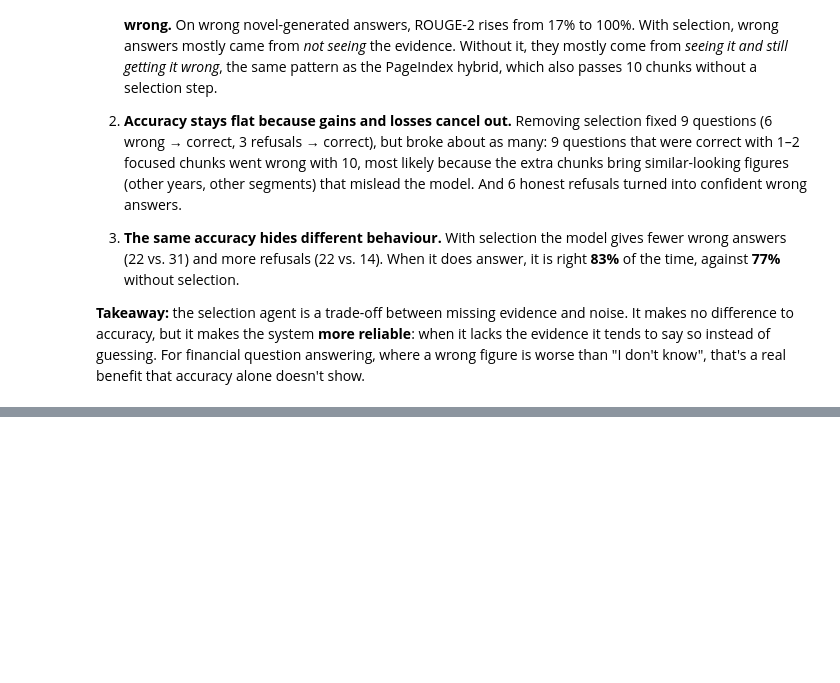
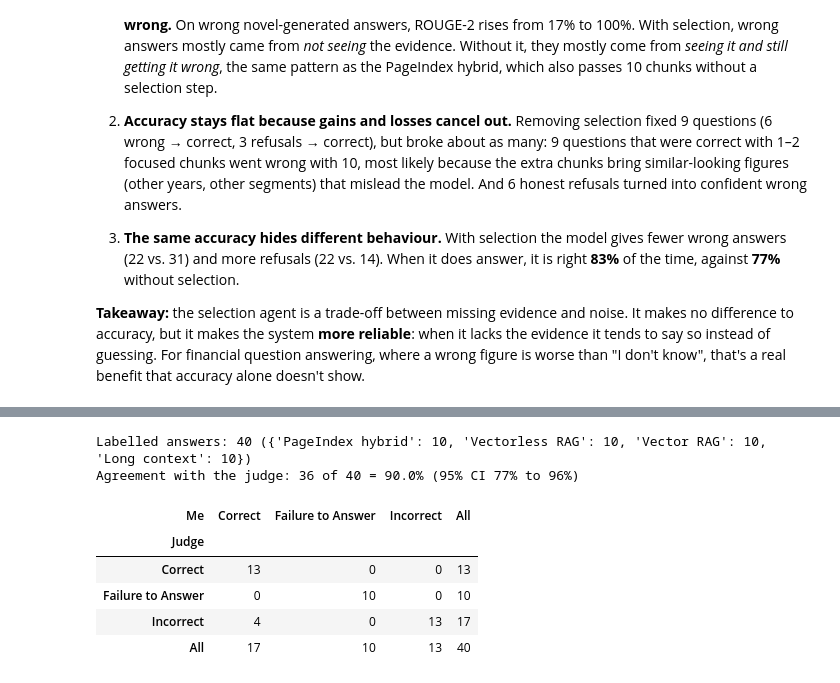
Before and after one commit to shaliqsv/financebench-rag-thesis, a Jupyter notebook: analysis/findings_walkthrough.ipynb, the cells around one changed output, grey strips where cells are left out. Cells and saved outputs as stored; diff of their text form; code cells hidden in the pictures; blank space fills up the shorter version.

```diff
--- a/analysis/findings_walkthrough.ipynb
+++ b/analysis/findings_walkthrough.ipynb
@@ -1142,0 +1635,21 @@ Questions whose verdict changed when the selection agent was removed:
+# %%
+# Thesis 3.5: agreement between my labels and the judge's final verdict on the hand-labelled sample
+jv = pd.read_csv(REPO_ROOT / "analysis" / "judge_validation" / "sample.csv", keep_default_na=False)
+jv = jv[jv.human_label != ""]
+agree = jv.human_label.eq(jv.judge_label)
+n_jv, k_jv = len(jv), int(agree.sum())
+p_jv, z = k_jv / n_jv, 1.96          # Wilson 95% interval
+centre = (p_jv + z**2 / (2 * n_jv)) / (1 + z**2 / n_jv)
+half = z * np.sqrt(p_jv * (1 - p_jv) / n_jv + z**2 / (4 * n_jv**2)) / (1 + z**2 / n_jv)
+print(f"Labelled answers: {n_jv} ({jv.architecture.value_counts().to_dict()})")
+print(f"Agreement with the judge: {k_jv} of {n_jv} = {p_jv:.1%} (95% CI {centre - half:.0%} to {centre + half:.0%})")
+display(pd.crosstab(jv.judge_label, jv.human_label, rownames=["Judge"], colnames=["Me"], margins=True))
+# %% [output]
+Labelled answers: 40 ({'PageIndex hybrid': 10, 'Vectorless RAG': 10, 'Vector RAG': 10, 'Long context': 10})
+Agreement with the judge: 36 of 40 = 90.0% (95% CI 77% to 96%)
+| Me | Correct | Failure to Answer | Incorrect | All |
+| Judge |  |  |  |  |
+| Correct | 13 | 0 | 0 | 13 |
+| Failure to Answer | 0 | 10 | 0 | 10 |
+| Incorrect | 4 | 0 | 13 | 17 |
+| All | 17 | 10 | 13 | 40 |
```
Also changed, not shown: parts of 31 cells of this notebook, 1 other file.
